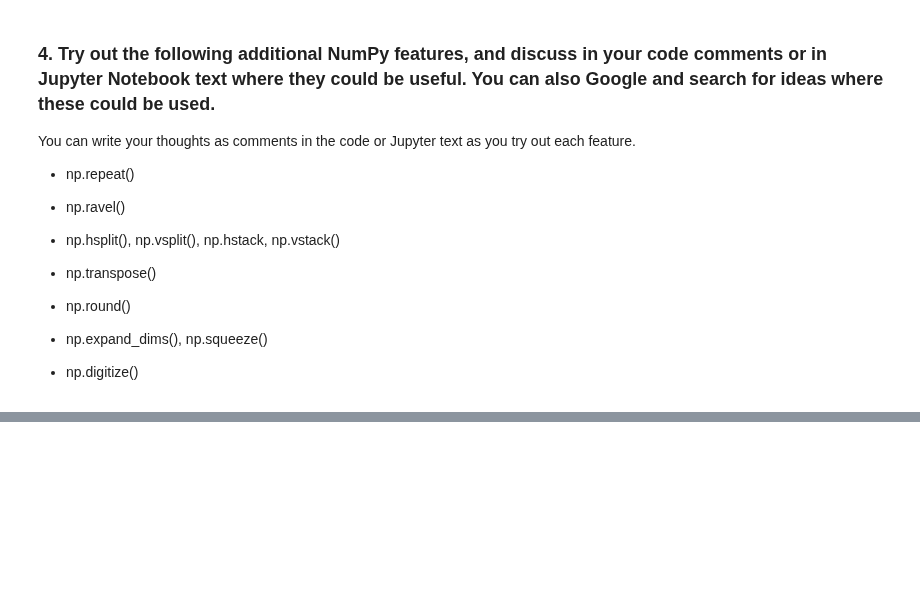
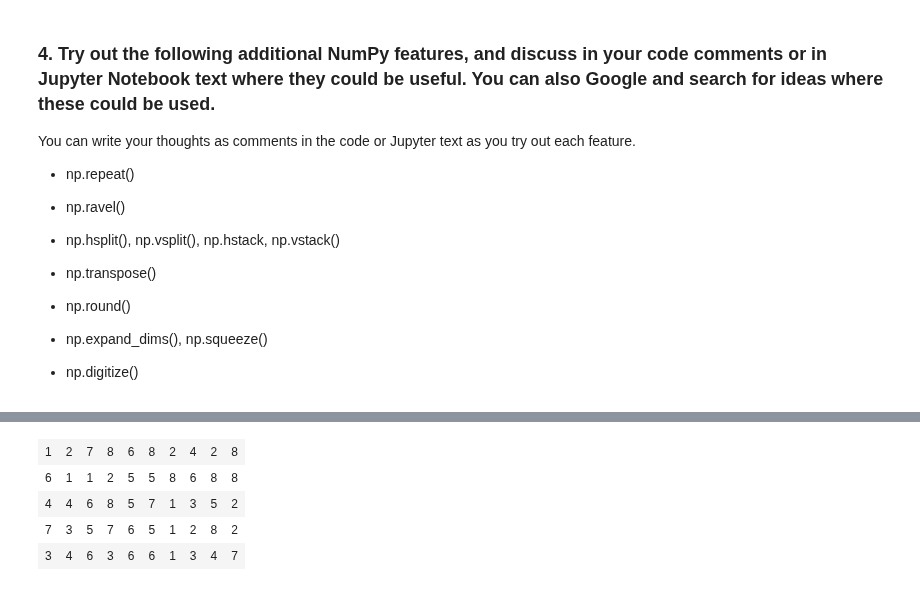
Before and after one commit to jehuhta/Intro_Data_Analytics_Huhta_Jeremy_Spring2025, a Jupyter notebook: DataAnalyticsExerciseSet1.ipynb, the cells around one changed output, grey strips where cells are left out. Saved outputs shown, nothing was run; the diff lists cells and outputs as text; code cells hidden in the pictures; blank space fills up the shorter version.

```diff
--- a/DataAnalyticsExerciseSet1.ipynb
+++ b/DataAnalyticsExerciseSet1.ipynb
@@ -899,0 +1004,10 @@ You can write your thoughts as comments in the code or Jupyter text as you try o
+# %%
+# a vertical split (sliced into two rows.)
+data_slice = np.vsplit(data,2)
+data_slice[0]
+# %% [output]
+| 1 | 2 | 7 | 8 | 6 | 8 | 2 | 4 | 2 | 8 |
+| 6 | 1 | 1 | 2 | 5 | 5 | 8 | 6 | 8 | 8 |
+| 4 | 4 | 6 | 8 | 5 | 7 | 1 | 3 | 5 | 2 |
+| 7 | 3 | 5 | 7 | 6 | 5 | 1 | 2 | 8 | 2 |
+| 3 | 4 | 6 | 3 | 6 | 6 | 1 | 3 | 4 | 7 |
```
Also changed, not shown: parts of 24 cells of this notebook.
